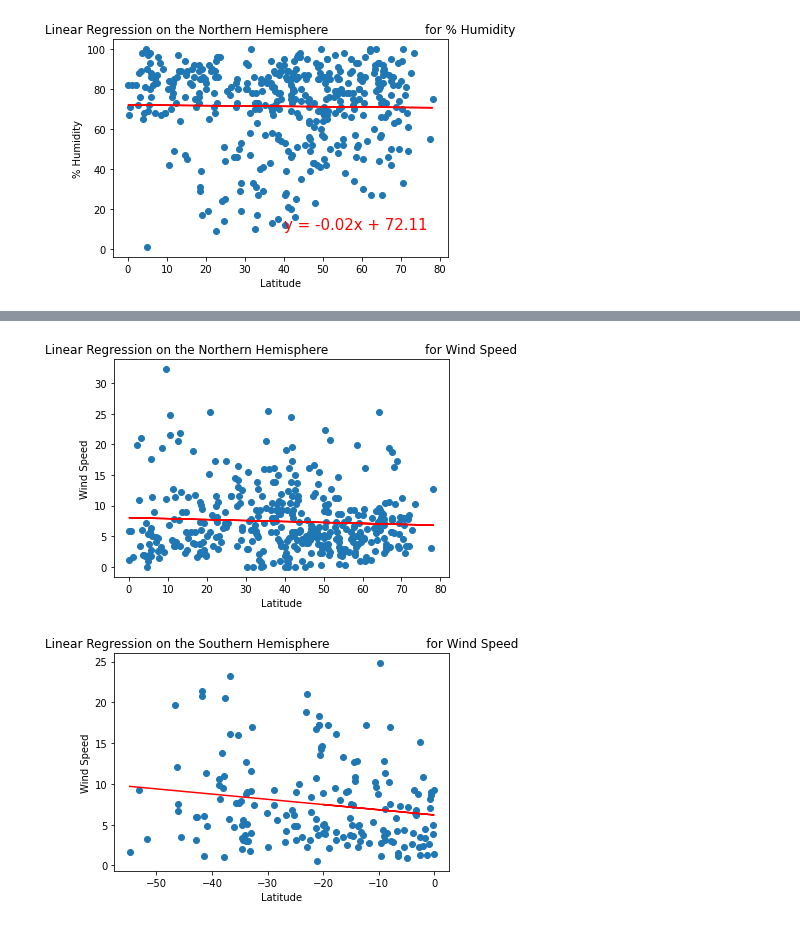
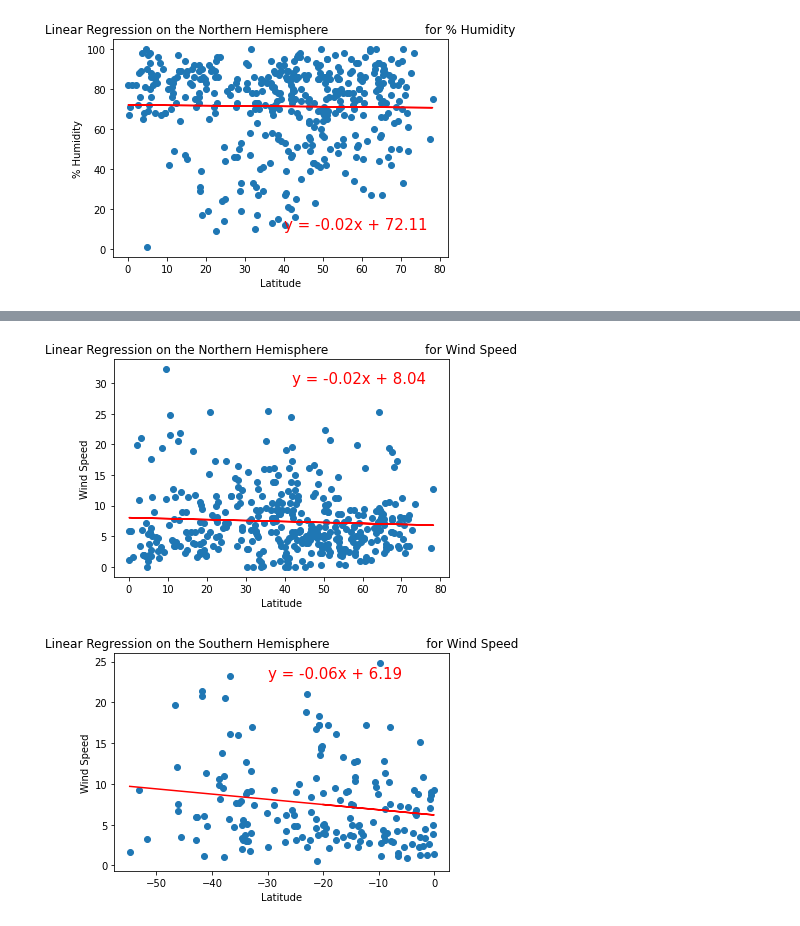
Before and after one commit to adh001m/World_Weather_Analysis, a Jupyter notebook: WeatherPy.ipynb, the cells around one changed output, grey strips where cells are left out. Cells and saved outputs as stored; diff of their text form; code cells hidden in the pictures.

```diff
--- a/WeatherPy.ipynb
+++ b/WeatherPy.ipynb
@@ -333,13 +333,13 @@ plot_linear_regression(x_values, y_values,
 # %%
 # Linear regression on the Northern Hemisphere
 x_values = northern_hemi_df["Lat"]
 y_values = northern_hemi_df["Wind Speed"]
 # Call the function.
 plot_linear_regression(x_values, y_values,
                        'Linear Regression on the Northern Hemisphere \
-                        for Wind Speed', 'Wind Speed',(40,35))
+                        for Wind Speed', 'Wind Speed',(42,30))
 # %% [output]
-[figure, old version]
+[figure, new version]
 # %%
 # Linear regression on the Southern Hemisphere
 x_values = southern_hemi_df["Lat"]
@@ -347,6 +347,6 @@ y_values = southern_hemi_df["Wind Speed"]
 # Call the function.
 plot_linear_regression(x_values, y_values,
                        'Linear Regression on the Southern Hemisphere \
-                        for Wind Speed', 'Wind Speed',(-50,35))
+                        for Wind Speed', 'Wind Speed',(-30,23))
 # %% [output]
-[figure, old version]
+[figure, new version]
```
Also changed, not shown: parts of 4 cells of this notebook.
